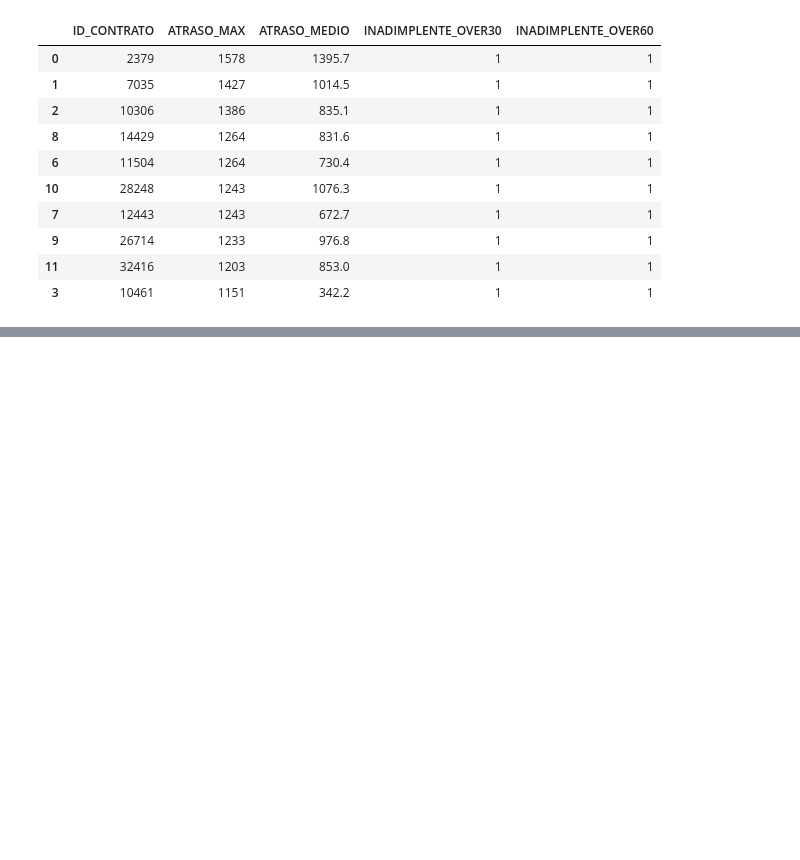
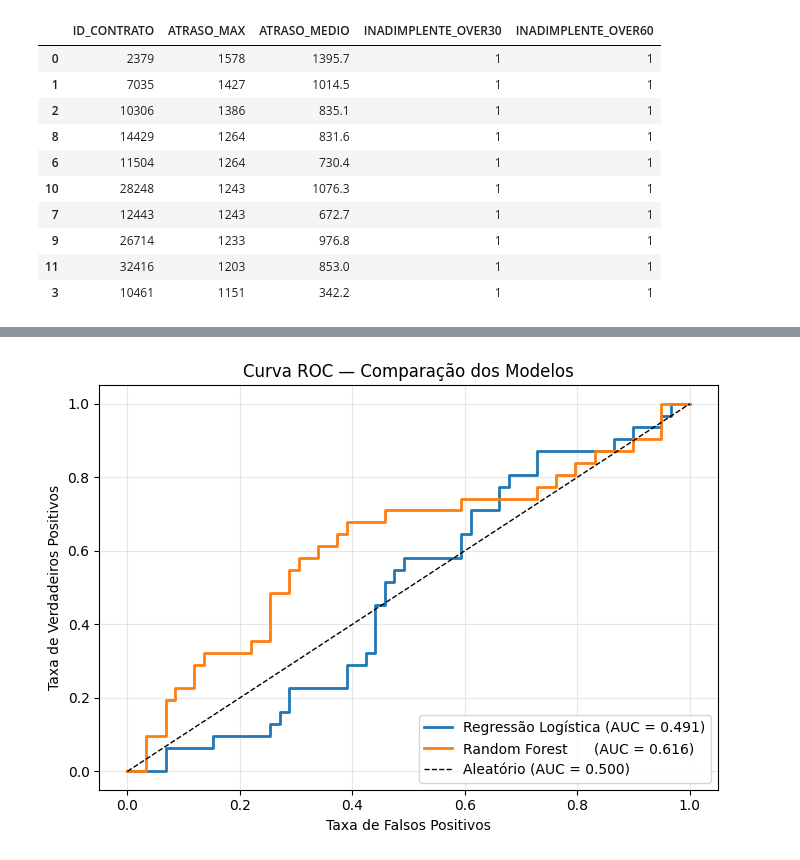
Before and after one commit to Rubiozito/caseCapim, a Jupyter notebook: case_capim.ipynb, the cells around one changed output, grey strips where cells are left out. Saved outputs shown, nothing was run; the diff lists cells and outputs as text; code cells hidden in the pictures; blank space fills up the shorter version.

Commit message:
Modelo de predicao de inadimplencia

```diff
--- a/case_capim.ipynb
+++ b/case_capim.ipynb
@@ -186,0 +342,23 @@ Over60 (atraso máx > 60 dias):
+# %%
+from sklearn.model_selection import train_test_split
+
+df_modelo = df_modelo.merge(
+    atraso_por_contrato[['ID_CONTRATO', 'INADIMPLENTE_OVER60']],
+    on='ID_CONTRATO',
+    how='left'
+)
+
+colunas_excluir = ['ID_CONTRATO', 'DATA_CONTRATACAO', 'ESTADO', 'INADIMPLENTE_OVER60']
+X = df_modelo.drop(columns=colunas_excluir)
+y = df_modelo['INADIMPLENTE_OVER60']
+
+X_train, X_test, y_train, y_test = train_test_split(
+    X, y, test_size=0.30, random_state=42, stratify=y
+)
+
+print(f"Treino : {X_train.shape[0]} amostras ({X_train.shape[0]/len(X)*100:.0f}%)")
+print(f"Teste  : {X_test.shape[0]} amostras ({X_test.shape[0]/len(X)*100:.0f}%)")
+print(f"\nProporção de inadimplentes (over60):")
+print(f"  Treino: {y_train.mean()*100:.1f}%")
+print(f"  Teste : {y_test.mean()*100:.1f}%")
+print(f"  Total : {y.mean()*100:.1f}%")
@@ -186,0 +432,20 @@ Over60 (atraso máx > 60 dias):
+# %%
+fpr_lr, tpr_lr, _ = roc_curve(y_test, y_prob_lr)
+fpr_rf, tpr_rf, _ = roc_curve(y_test, y_prob_rf)
+
+auc_lr = roc_auc_score(y_test, y_prob_lr)
+auc_rf = roc_auc_score(y_test, y_prob_rf)
+
+fig, ax = plt.subplots(figsize=(7, 5))
+ax.plot(fpr_lr, tpr_lr, label=f'Regressão Logística (AUC = {auc_lr:.3f})', linewidth=2)
+ax.plot(fpr_rf, tpr_rf, label=f'Random Forest      (AUC = {auc_rf:.3f})', linewidth=2)
+ax.plot([0, 1], [0, 1], 'k--', label='Aleatório (AUC = 0.500)', linewidth=1)
+ax.set_xlabel('Taxa de Falsos Positivos')
+ax.set_ylabel('Taxa de Verdadeiros Positivos')
+ax.set_title('Curva ROC — Comparação dos Modelos')
+ax.legend(loc='lower right')
+ax.grid(alpha=0.3)
+plt.tight_layout()
+plt.show()
+# %% [output]
+[figure, added]
```
Also changed, not shown: parts of 18 cells of this notebook.
